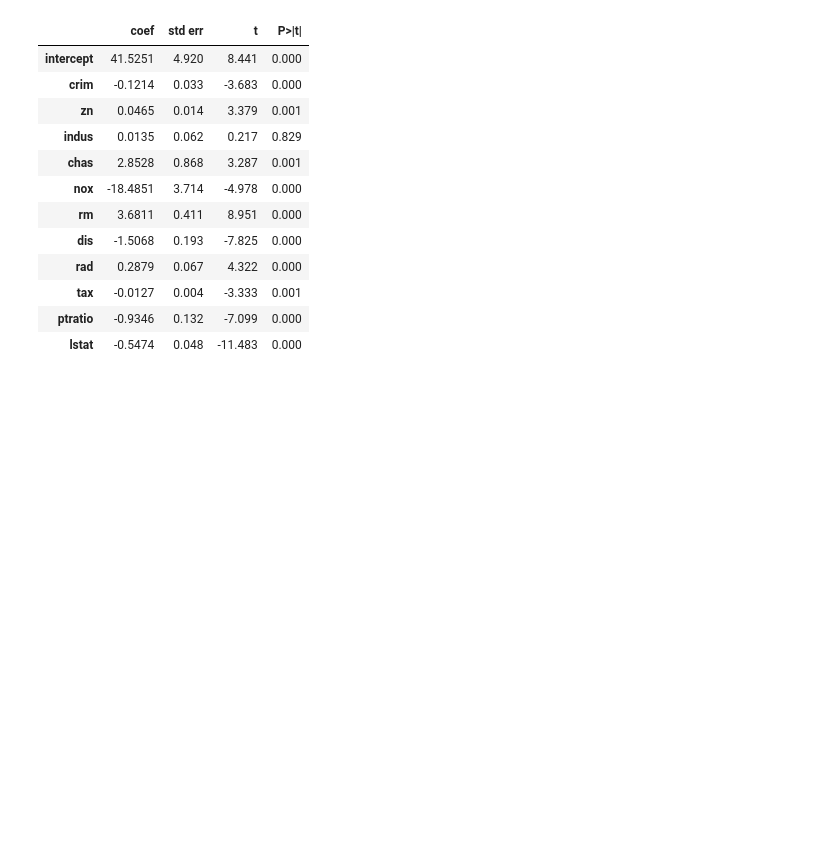
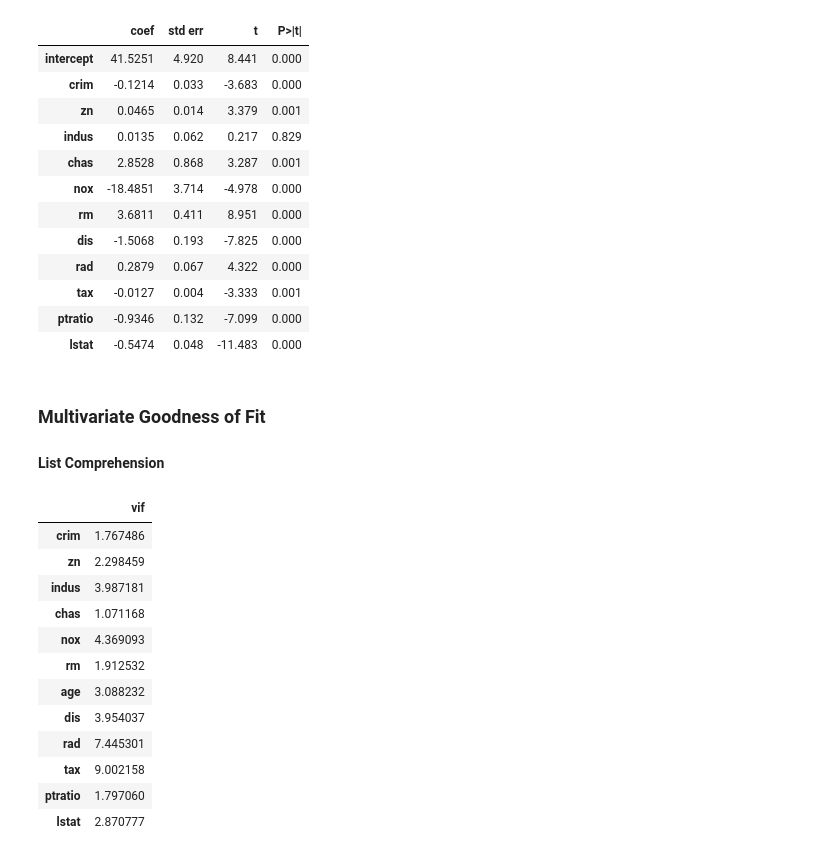
Before and after one commit to joakor89/An-Introduction-to-Statistical-Learning, a Jupyter notebook: chap_03/03_LR.ipynb, the cells around one changed output. Cells and saved outputs as stored; diff of their text form; code cells hidden in the pictures; blank space fills up the shorter version.

Commit message:
Multivariate Goodness of Fit:List Comprehension

```diff
--- a/chap_03/03_LR.ipynb
+++ b/chap_03/03_LR.ipynb
@@ -307,0 +304,26 @@ summarize(model1.fit())
+# %% [markdown]
+### Multivariate Goodness of Fit
+
+#### List Comprehension
+# %%
+vals = [VIF(X, i)
+        for i in range (1, X.shape [1])]
+
+vif = pd. DataFrame ({'vif':vals},
+                     index=X.columns [1:])
+
+vif
+# %% [output]
+|  | vif |
+| crim | 1.767486 |
+| zn | 2.298459 |
+| indus | 3.987181 |
+| chas | 1.071168 |
+| nox | 4.369093 |
+| rm | 1.912532 |
+| age | 3.088232 |
+| dis | 3.954037 |
+| rad | 7.445301 |
+| tax | 9.002158 |
+| ptratio | 1.797060 |
+| lstat | 2.870777 |
```
Also changed, not shown: parts of 2 cells of this notebook.
